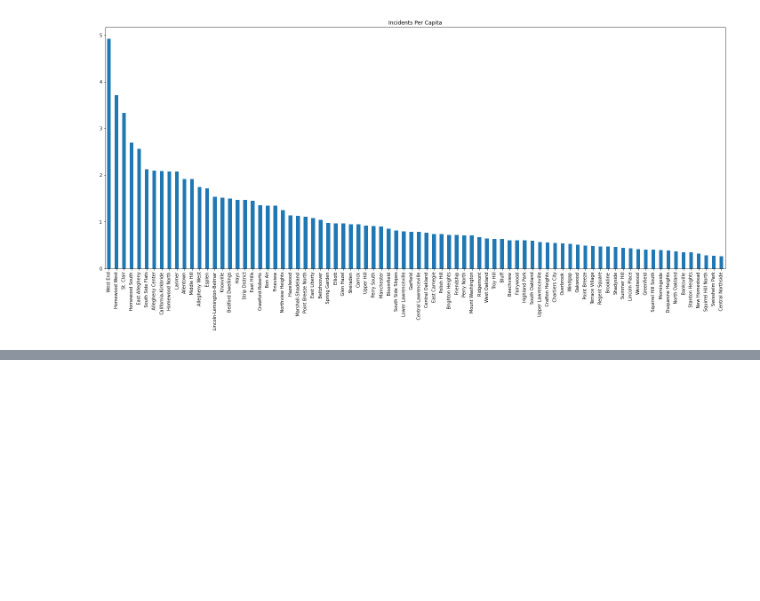
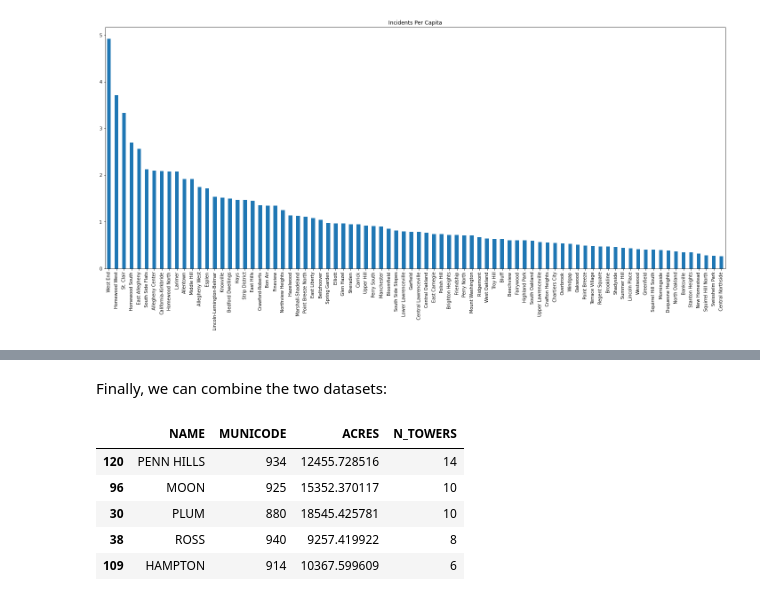
Before and after one commit to carolinescalf/final-project, a Jupyter notebook: Final Notebook.ipynb, the cells around one changed output, grey strips where cells are left out. Saved outputs shown, nothing was run; the diff lists cells and outputs as text; code cells hidden in the pictures; blank space fills up the shorter version.

```diff
--- a/Final Notebook.ipynb
+++ b/Final Notebook.ipynb
@@ -92,0 +126,12 @@ incidents_per_capita.sort_values('Incidents Per Capita', ascending=False)['Incid
+# %% [markdown]
+Finally, we can combine the two datasets:
+# %%
+municipalities["N_TOWERS"] = municipalities.MUNICODE.apply(lambda x: towers[x] if x in towers else 0)
+municipalities.sort_values('N_TOWERS', ascending=False).head()
+# %% [output]
+|  | NAME | MUNICODE | ACRES | N_TOWERS |
+| 120 | PENN HILLS | 934 | 12455.728516 | 14 |
+| 96 | MOON | 925 | 15352.370117 | 10 |
+| 30 | PLUM | 880 | 18545.425781 | 10 |
+| 38 | ROSS | 940 | 9257.419922 | 8 |
+| 109 | HAMPTON | 914 | 10367.599609 | 6 |
```
Also changed, not shown: parts of 6 cells of this notebook, 2 other files.
